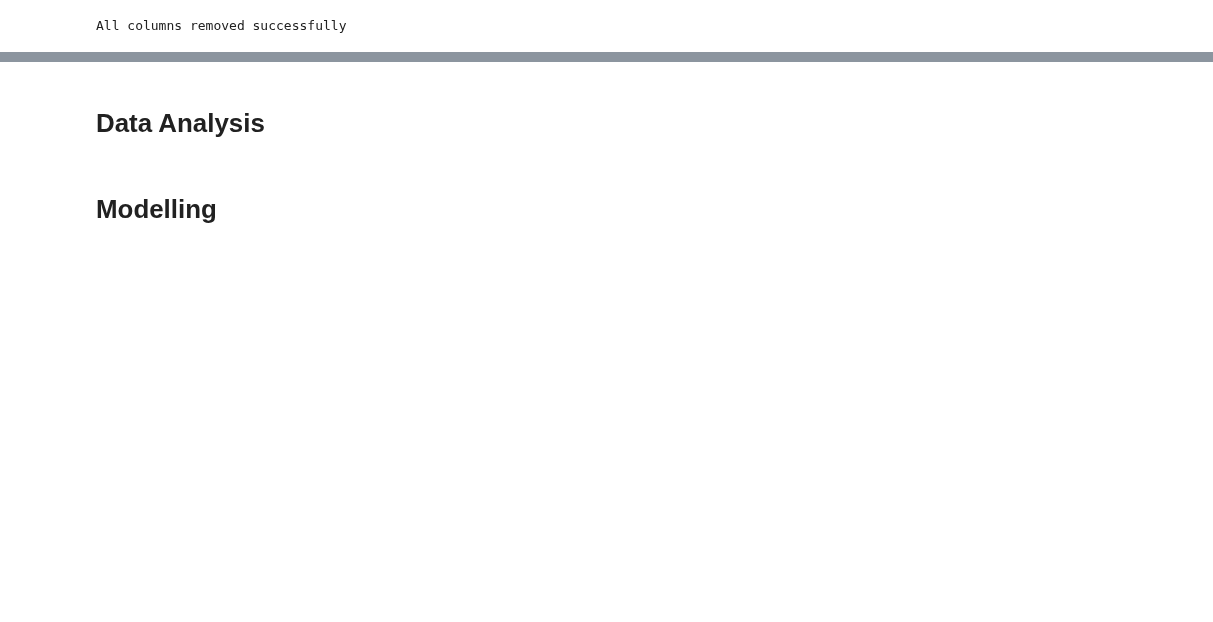
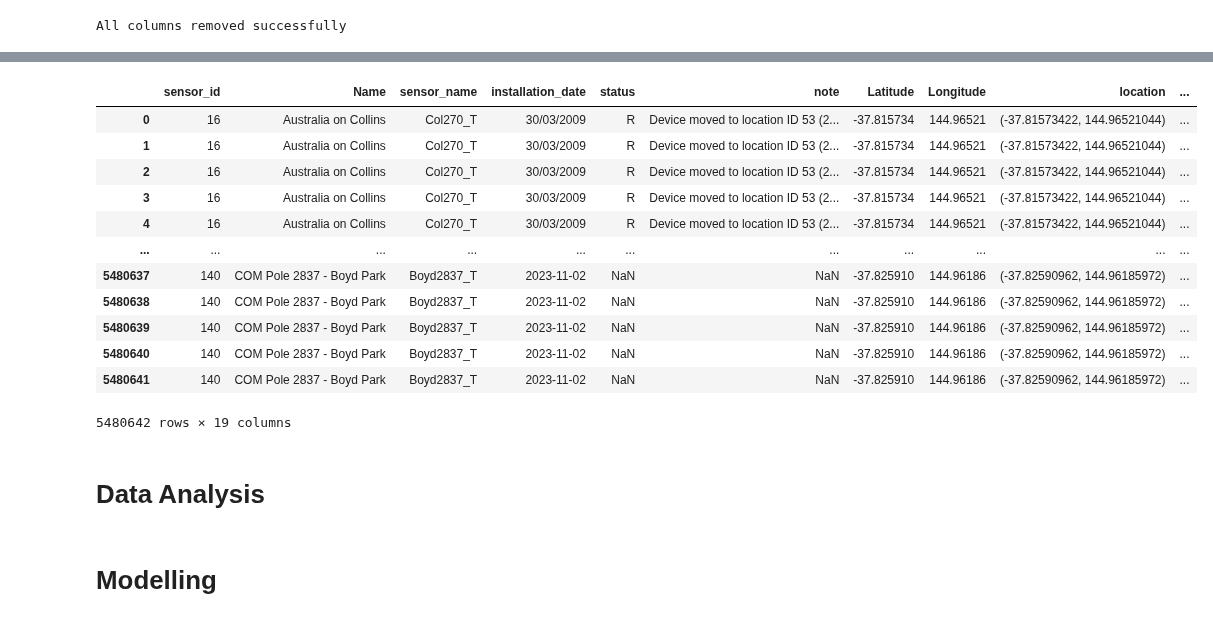
Before and after one commit to MSc-Urban-Environmental-Leeds/GEOG5415M-Programming-for-Spatial-Data-Science, a Jupyter notebook: notebooks/Week_7_ML_in_Action.ipynb, the cells around one changed output, grey strips where cells are left out. Drawn from its saved outputs; the diff is of its cells as text; code cells hidden in the pictures; blank space fills up the shorter version.

```diff
--- a/notebooks/Week_7_ML_in_Action.ipynb
+++ b/notebooks/Week_7_ML_in_Action.ipynb
@@ -116,3 +173,24 @@ XXXX HERE
+# %%
+# Repace the month names with month numbers (Jan -> 1, Feb -> 2, etc.)
+months_dictionary = {'January': 1, 'February': 2, 'March': 3, 'April': 4, 'May': 5, 'June':6, 'July': 7, 'August': 8,
+         'September': 9, 'October': 10, 'November': 11, 'December': 12}
+location_counts['month'] = location_counts['month'].map(months_dictionary)
+# %%
+location_counts
+# %% [output]
+|  | sensor_id | Name | sensor_name | installation_date | status | note | Latitude | Longitude | location | ... |
+| 0 | 16 | Australia on Collins | Col270_T | 30/03/2009 | R | Device moved to location ID 53 (2... | -37.815734 | 144.96521 | (-37.81573422, 144.96521044) | ... |
+| 1 | 16 | Australia on Collins | Col270_T | 30/03/2009 | R | Device moved to location ID 53 (2... | -37.815734 | 144.96521 | (-37.81573422, 144.96521044) | ... |
+| 2 | 16 | Australia on Collins | Col270_T | 30/03/2009 | R | Device moved to location ID 53 (2... | -37.815734 | 144.96521 | (-37.81573422, 144.96521044) | ... |
+| 3 | 16 | Australia on Collins | Col270_T | 30/03/2009 | R | Device moved to location ID 53 (2... | -37.815734 | 144.96521 | (-37.81573422, 144.96521044) | ... |
+| 4 | 16 | Australia on Collins | Col270_T | 30/03/2009 | R | Device moved to location ID 53 (2... | -37.815734 | 144.96521 | (-37.81573422, 144.96521044) | ... |
+| ... | ... | ... | ... | ... | ... | ... | ... | ... | ... | ... |
+| 5480637 | 140 | COM Pole 2837 - Boyd Park | Boyd2837_T | 2023-11-02 | NaN | NaN | -37.825910 | 144.96186 | (-37.82590962, 144.96185972) | ... |
+| 5480638 | 140 | COM Pole 2837 - Boyd Park | Boyd2837_T | 2023-11-02 | NaN | NaN | -37.825910 | 144.96186 | (-37.82590962, 144.96185972) | ... |
+| 5480639 | 140 | COM Pole 2837 - Boyd Park | Boyd2837_T | 2023-11-02 | NaN | NaN | -37.825910 | 144.96186 | (-37.82590962, 144.96185972) | ... |
+| 5480640 | 140 | COM Pole 2837 - Boyd Park | Boyd2837_T | 2023-11-02 | NaN | NaN | -37.825910 | 144.96186 | (-37.82590962, 144.96185972) | ... |
+| 5480641 | 140 | COM Pole 2837 - Boyd Park | Boyd2837_T | 2023-11-02 | NaN | NaN | -37.825910 | 144.96186 | (-37.82590962, 144.96185972) | ... |
+5480642 rows × 19 columns
 # %% [markdown]
 # Data Analysis
 # %% [markdown]
```
Also changed, not shown: parts of 18 cells of this notebook.
